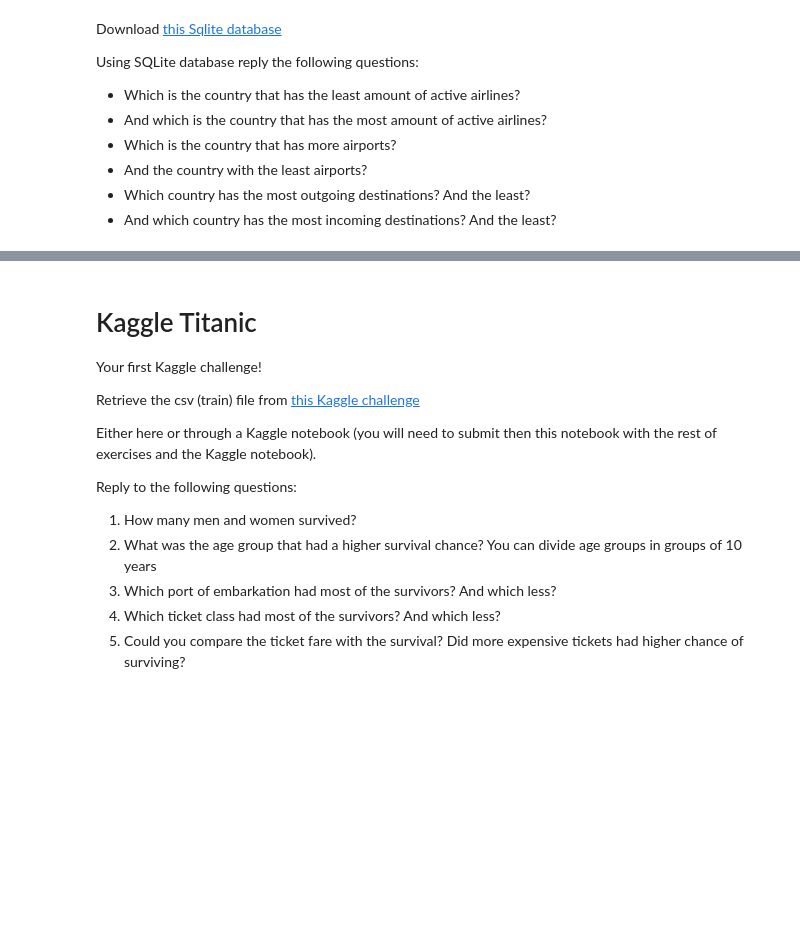
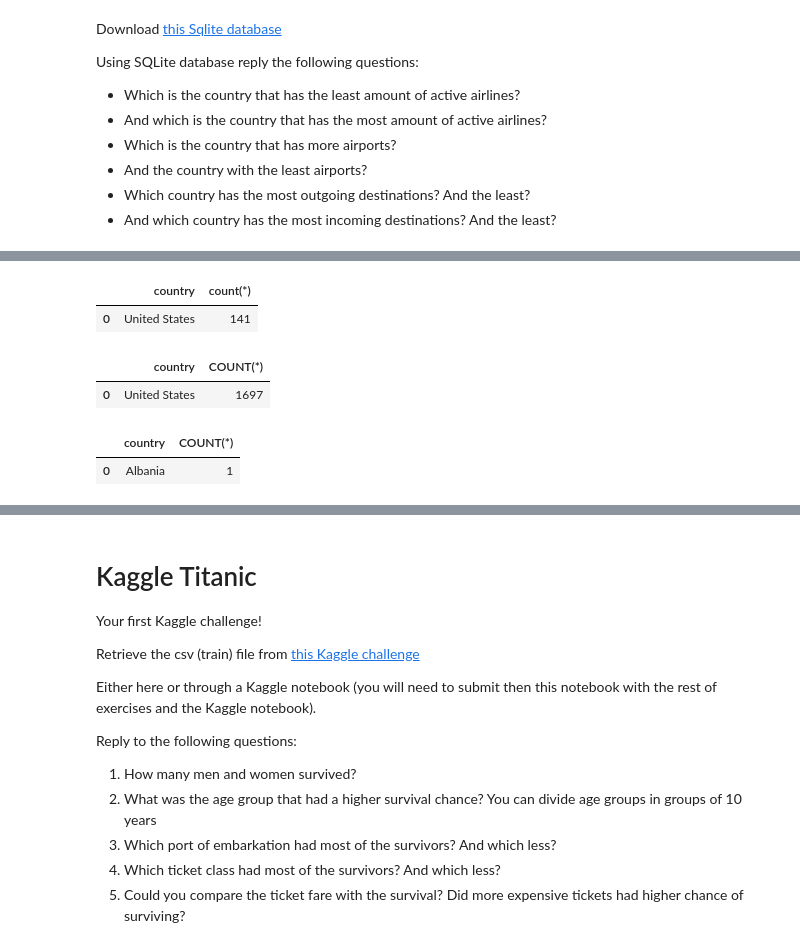
Before and after one commit to KhaldounN/first-project-, a Jupyter notebook: exercises/Session_3_4_EXERCISES.ipynb, the cells around one changed output, grey strips where cells are left out. Cells and saved outputs as stored; diff of their text form; code cells hidden in the pictures; blank space fills up the shorter version.

```diff
--- a/exercises/Session_3_4_EXERCISES.ipynb
+++ b/exercises/Session_3_4_EXERCISES.ipynb
@@ -373,0 +430,55 @@ Using SQLite database reply the following questions:
+# %%
+#And which is the country that has the most amount of active airlines?
+conn  = sqlite3.connect('flights.db')
+c = conn.cursor()
+
+query = """SELECT country , count(*) FROM airlines
+WHERE active = 'Y'
+GROUP by country
+ORDER by Count(*) DESC """
+
+data = pd.read_sql_query(query , conn)
+
+conn.close()
+
+data.head(1)
+# %% [output]
+|  | country | count(*) |
+| 0 | United States | 141 |
+# %%
+#Which is the country that has more airports?
+
+conn  = sqlite3.connect('flights.db')
+c = conn.cursor()
+
+query = """SELECT country , COUNT(*) FROM airports
+GROUP BY country
+ORDER BY COUNT(*) DESC
+"""
+
+data = pd.read_sql_query(query , conn)
+
+conn.close()
+
+data.head(1)
+# %% [output]
+|  | country | COUNT(*) |
+| 0 | United States | 1697 |
+# %%
+#And the country with the least airports?
+conn  = sqlite3.connect('flights.db')
+c = conn.cursor()
+
+query = """SELECT country , COUNT(*) FROM airports
+GROUP BY country
+ORDER BY COUNT(*) ASC
+"""
+
+data = pd.read_sql_query(query , conn)
+
+conn.close()
+
+data.head(1)
+# %% [output]
+|  | country | COUNT(*) |
+| 0 | Albania | 1 |
```
Also changed, not shown: parts of 5 cells of this notebook.
